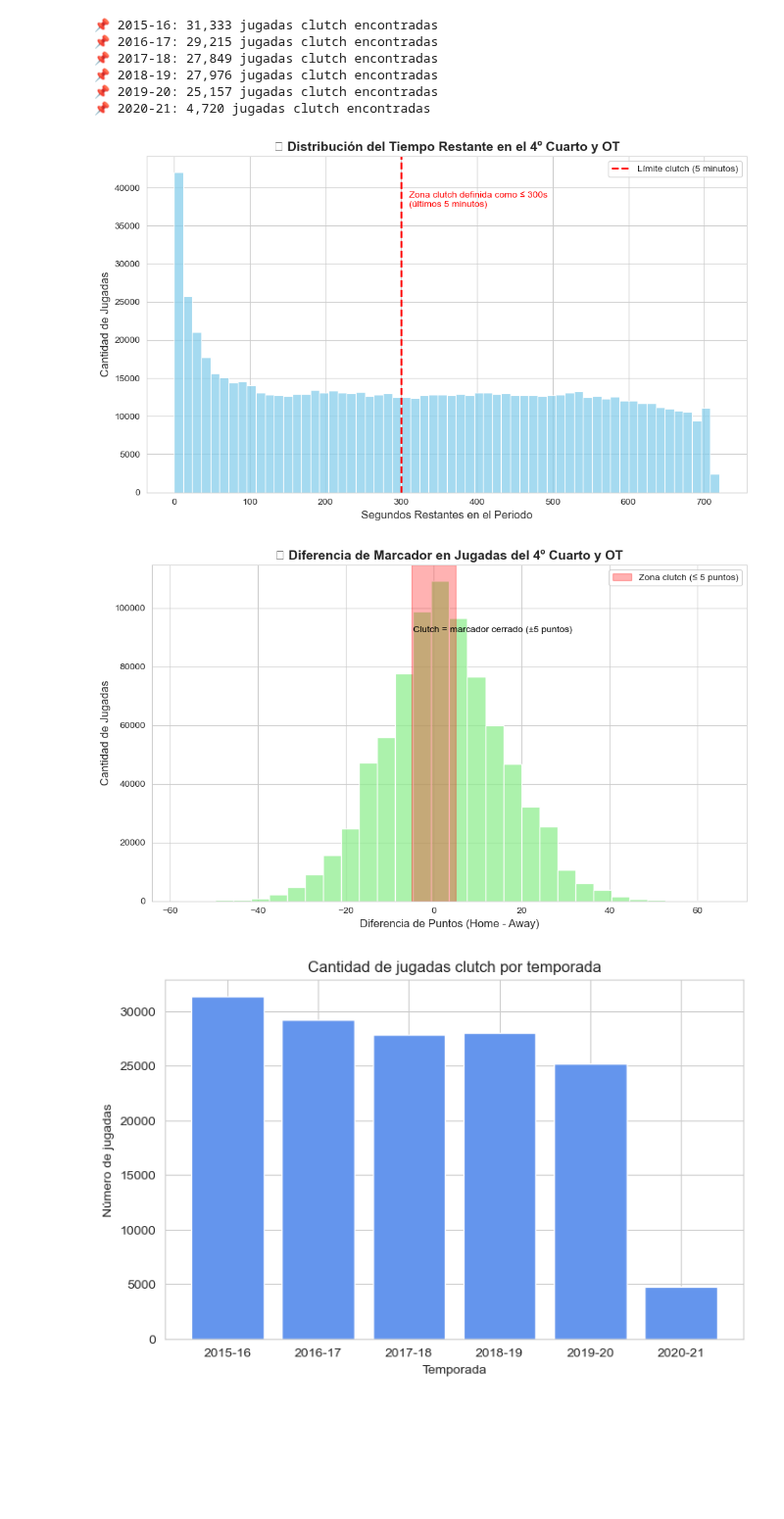
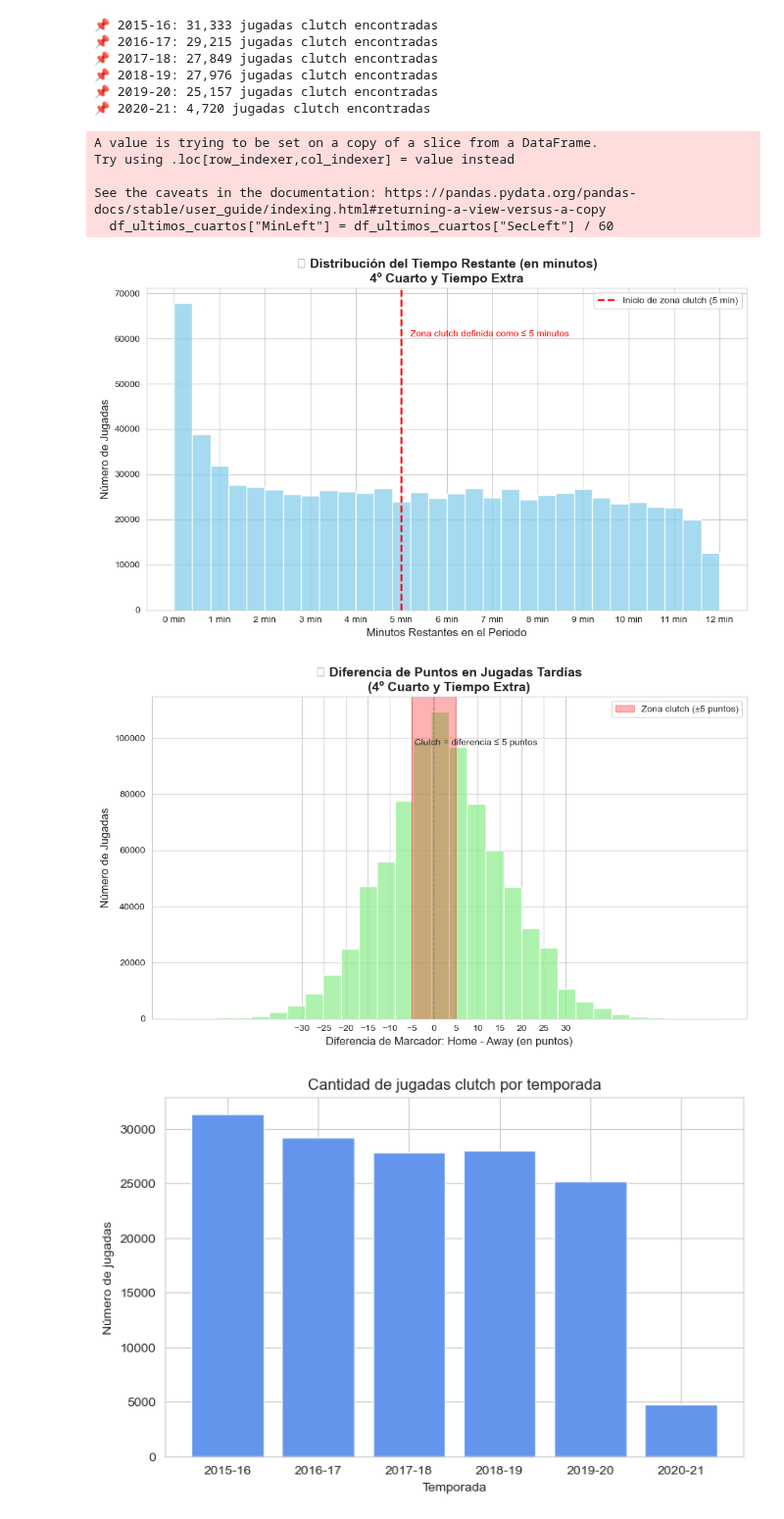
Before and after one commit to jorge-ivan-jimenez-reyes/DataScienceB, a Jupyter notebook: TercerExamen/Presentation.ipynb, the cells around one changed output. Shown at 98% size. Cells and saved outputs as stored; diff of their text form; code cells hidden in the pictures; blank space fills up the shorter version.

```diff
--- a/TercerExamen/Presentation.ipynb
+++ b/TercerExamen/Presentation.ipynb
@@ -192,50 +192,63 @@ for temporada, df in dataframes_pbp.items():
 # %%
 import matplotlib.pyplot as plt
 import seaborn as sns
 
-# Unificamos todos los datos y filtramos últimos cuartos
+# Unificar y filtrar jugadas del 4º cuarto y OT
 df_all = pd.concat(dataframes_pbp.values())
 df_ultimos_cuartos = df_all[df_all["Quarter"] >= 4]
 
-# Histograma del tiempo restante
+# Convertir segundos a minutos para mejor lectura
+df_ultimos_cuartos["MinLeft"] = df_ultimos_cuartos["SecLeft"] / 60
+
+# Crear histograma del tiempo restante en minutos
 plt.figure(figsize=(10, 6))
-sns.histplot(df_ultimos_cuartos["SecLeft"], bins=60, kde=False, color="skyblue")
+sns.histplot(df_ultimos_cuartos["MinLeft"], bins=30, kde=False, color="skyblue")
 
-# Línea de corte clutch
-plt.axvline(300, color="red", linestyle="--", linewidth=2, label="Límite clutch (5 minutos)")
+# Línea roja para la zona clutch (5 minutos)
+plt.axvline(5, color="red", linestyle="--", linewidth=2, label="Inicio de zona clutch (5 min)")
 
 # Títulos y ejes
-plt.title("⏱ Distribución del Tiempo Restante en el 4º Cuarto y OT", fontsize=14, fontweight="bold")
-plt.xlabel("Segundos Restantes en el Periodo", fontsize=12)
-plt.ylabel("Cantidad de Jugadas", fontsize=12)
+plt.title("⏱ Distribución del Tiempo Restante (en minutos)\n4º Cuarto y Tiempo Extra", fontsize=14, fontweight="bold")
+plt.xlabel("Minutos Restantes en el Periodo", fontsize=12)
+plt.ylabel("Número de Jugadas", fontsize=12)
 
-# Explicación y leyenda
-plt.text(310, plt.ylim()[1]*0.85, "Zona clutch definida como ≤ 300s\n(últimos 5 minutos)", color="red")
+# Texto explicativo
+plt.text(5.2, plt.ylim()[1]*0.85, "Zona clutch definida como ≤ 5 minutos", color="red", fontsize=10)
+plt.xticks(ticks=range(0, 13), labels=[f"{i} min" for i in range(0, 13)])
+
 plt.legend()
 plt.tight_layout()
 plt.show()
 # %% [output]
+A value is trying to be set on a copy of a slice from a DataFrame.
+Try using .loc[row_indexer,col_indexer] = value instead
+
+See the caveats in the documentation: https://pandas.pydata.org/pandas-docs/stable/user_guide/indexing.html#returning-a-view-versus-a-copy
+  df_ultimos_cuartos["MinLeft"] = df_ultimos_cuartos["SecLeft"] / 60
-[figure, old version]
+[figure, new version]
 # %%
 # Histograma de diferencia de puntos
 plt.figure(figsize=(10, 6))
 sns.histplot(df_ultimos_cuartos["HomeScore"] - df_ultimos_cuartos["AwayScore"], bins=30, color="lightgreen")
 
-# Zona clutch marcada visualmente
-plt.axvspan(-5, 5, color="red", alpha=0.3, label="Zona clutch (≤ 5 puntos)")
+# Zona clutch resaltada (≤ 5 puntos)
+plt.axvspan(-5, 5, color="red", alpha=0.3, label="Zona clutch (±5 puntos)")
 
 # Títulos y ejes
-plt.title("🔻 Diferencia de Marcador en Jugadas del 4º Cuarto y OT", fontsize=14, fontweight="bold")
-plt.xlabel("Diferencia de Puntos (Home - Away)", fontsize=12)
-plt.ylabel("Cantidad de Jugadas", fontsize=12)
+plt.title("📉 Diferencia de Puntos en Jugadas Tardías\n(4º Cuarto y Tiempo Extra)", fontsize=14, fontweight="bold")
+plt.xlabel("Diferencia de Marcador: Home - Away (en puntos)", fontsize=12)
+plt.ylabel("Número de Jugadas", fontsize=12)
 
-# Leyenda y explicación
-plt.text(-4.8, plt.ylim()[1]*0.8, "Clutch = marcador cerrado (±5 puntos)", color="black")
+# Anotaciones y etiquetas claras
+plt.text(-4.5, plt.ylim()[1]*0.85, "Clutch = diferencia ≤ 5 puntos", fontsize=10)
+plt.axvline(0, color="gray", linestyle="--", linewidth=1)
+plt.xticks(ticks=range(-30, 31, 5))
+
 plt.legend()
 plt.tight_layout()
 plt.show()
 # %% [output]
-[figure, old version]
+[figure, new version]
 # %%
 import matplotlib.pyplot as plt
 
```
